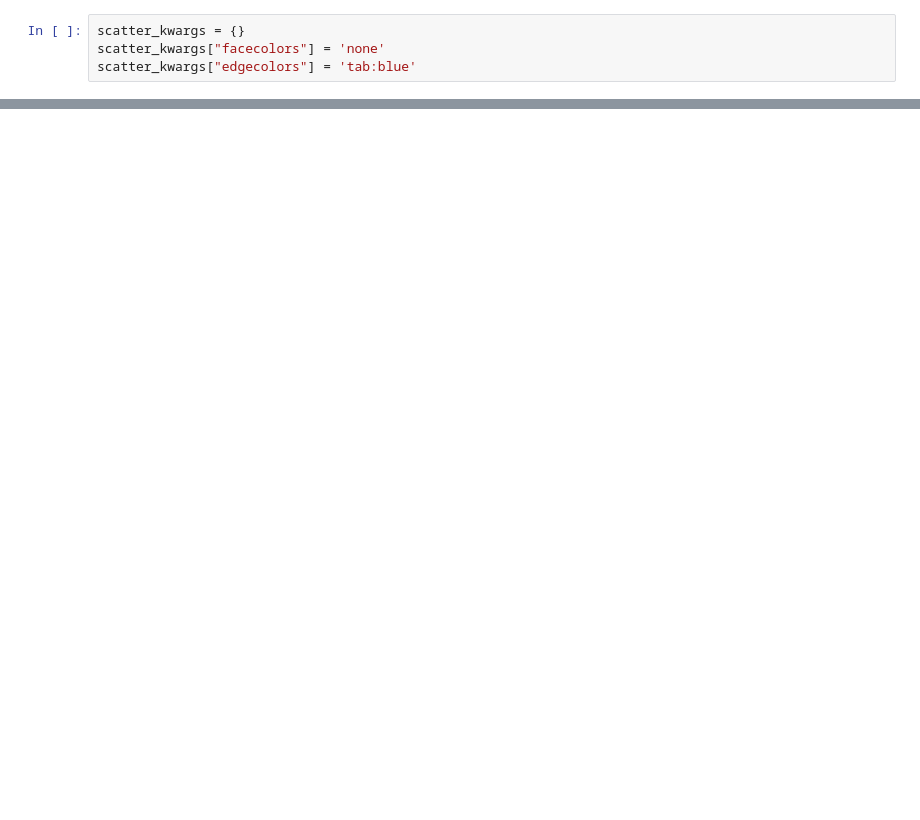
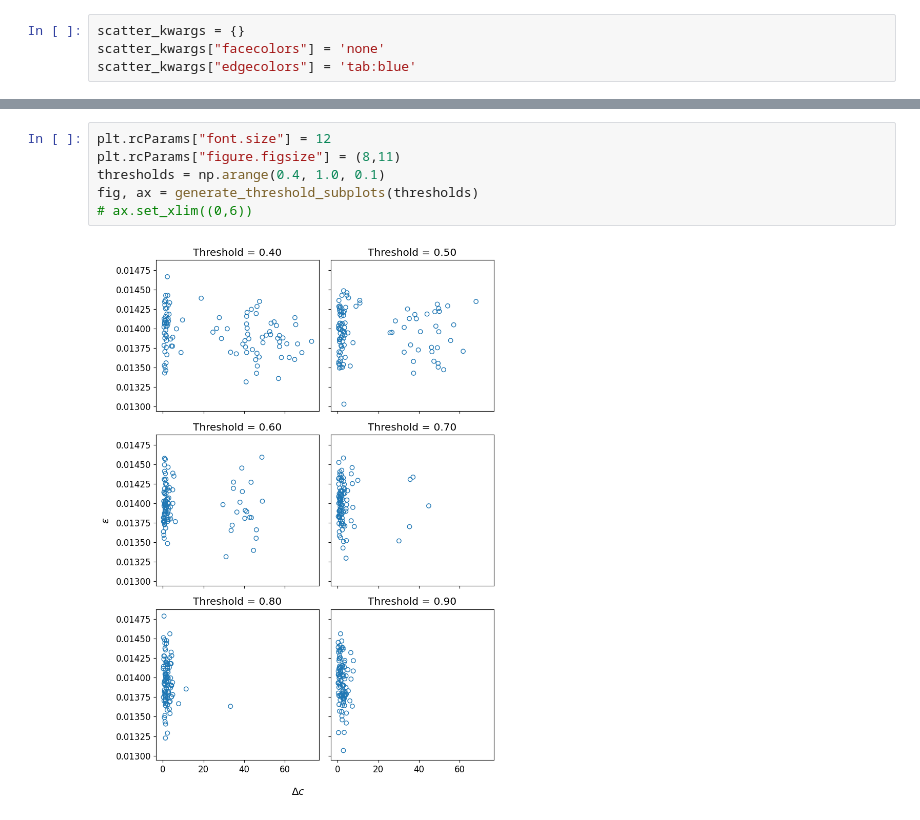
Before and after one commit to zbrookshowe/yukawa-sindy, a Jupyter notebook: paper_results/prediction_vs_coef_deviation.ipynb, the cells around one changed output, grey strips where cells are left out. Cells and saved outputs as stored; diff of their text form; blank space fills up the shorter version.

Commit message:
plot generation

```diff
--- a/paper_results/prediction_vs_coef_deviation.ipynb
+++ b/paper_results/prediction_vs_coef_deviation.ipynb
@@ -33,0 +82,8 @@ def plot_dev_vs_error(coefficients, prediction_errors):
+# %%
+plt.rcParams["font.size"] = 12
+plt.rcParams["figure.figsize"] = (8,11)
+thresholds = np.arange(0.4, 1.0, 0.1)
+fig, ax = generate_threshold_subplots(thresholds)
+# ax.set_xlim((0,6))
+# %% [output]
+[figure, added]
```
Also changed, not shown: parts of 3 cells of this notebook.
